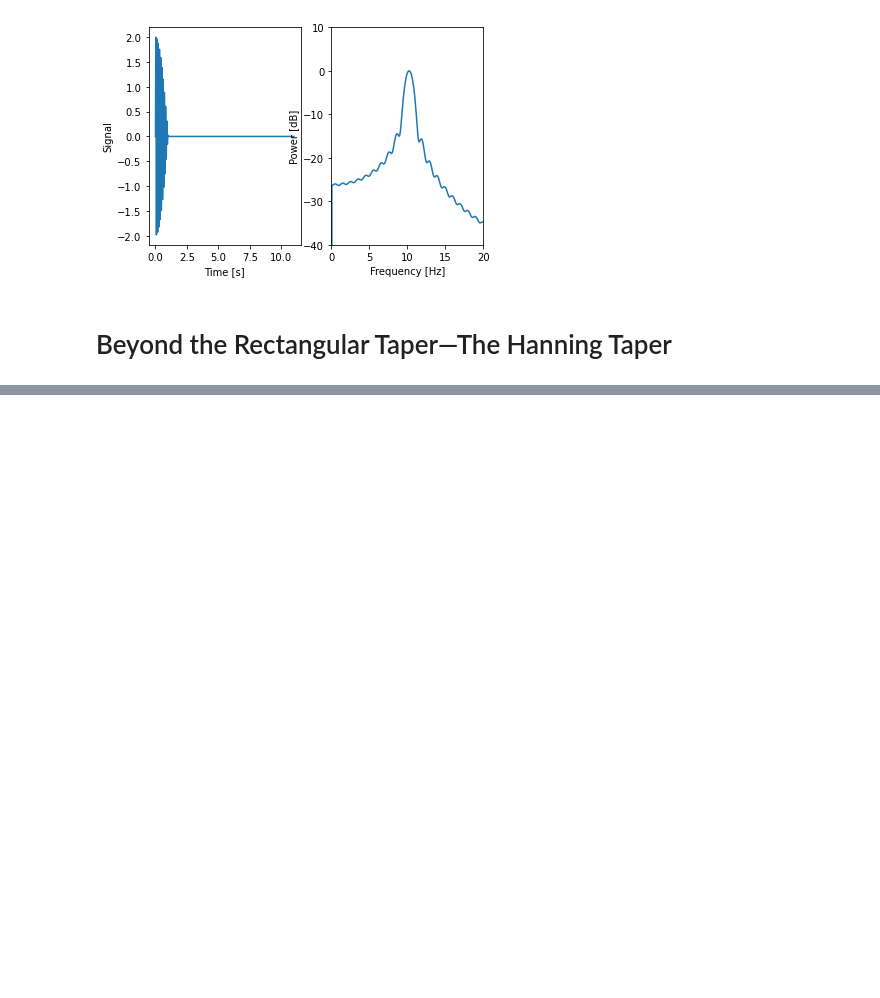
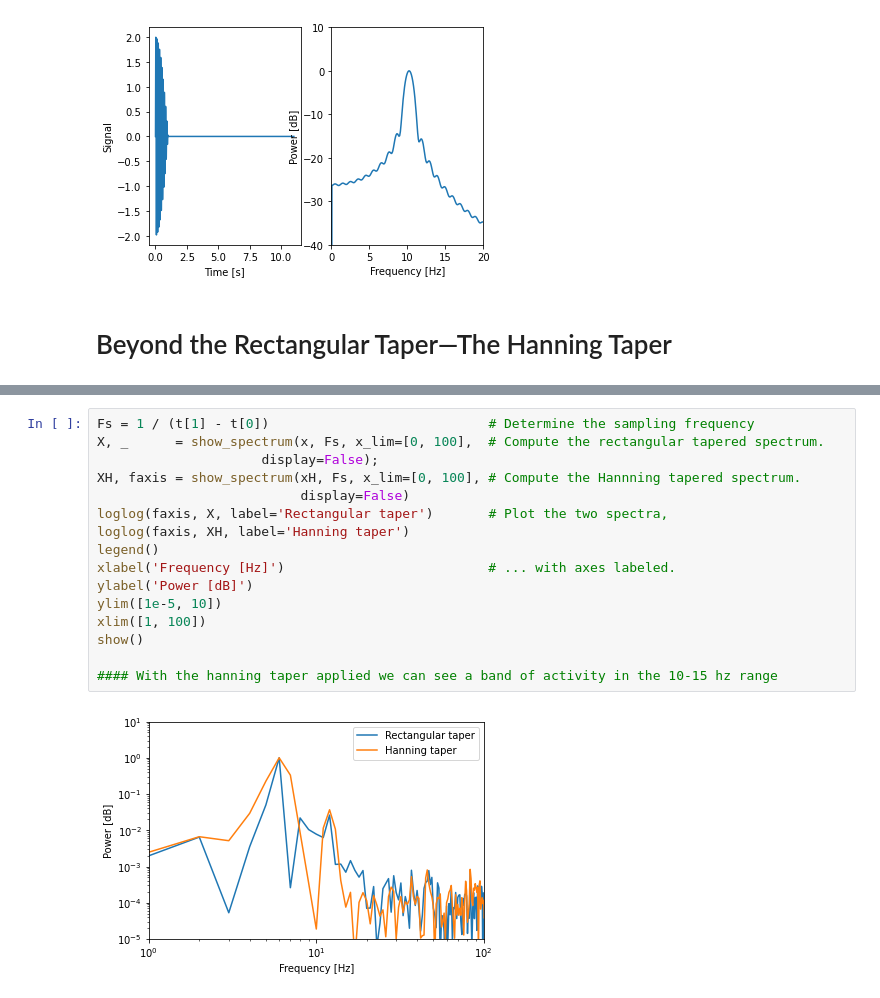
Before and after one commit to npinak/EEG, a Jupyter notebook: Python/The_Power_Spectrum_(Part_2)/The_Power_Spectrum_(Part_2).ipynb, the cells around one changed output, grey strips where cells are left out. Saved outputs shown, nothing was run; the diff lists cells and outputs as text; blank space fills up the shorter version.

```diff
--- a/Python/The_Power_Spectrum_(Part_2)/The_Power_Spectrum_(Part_2).ipynb
+++ b/Python/The_Power_Spectrum_(Part_2)/The_Power_Spectrum_(Part_2).ipynb
@@ -233,0 +277,18 @@ show_spectrum(d, Fs, x_lim=[0, 20], y_lim=[-40, 10]); # ... and compute the spec
+# %%
+Fs = 1 / (t[1] - t[0])                            # Determine the sampling frequency
+X, _      = show_spectrum(x, Fs, x_lim=[0, 100],  # Compute the rectangular tapered spectrum.
+                     display=False);
+XH, faxis = show_spectrum(xH, Fs, x_lim=[0, 100], # Compute the Hannning tapered spectrum.
+                          display=False)
+loglog(faxis, X, label='Rectangular taper')       # Plot the two spectra,
+loglog(faxis, XH, label='Hanning taper')
+legend()
+xlabel('Frequency [Hz]')                          # ... with axes labeled.
+ylabel('Power [dB]')
+ylim([1e-5, 10])
+xlim([1, 100])
+show()
+
+#### With the hanning taper applied we can see a band of activity in the 10-15 hz range
+# %% [output]
+[figure, added]
```
Also changed, not shown: parts of 11 cells of this notebook, 2 other files.
